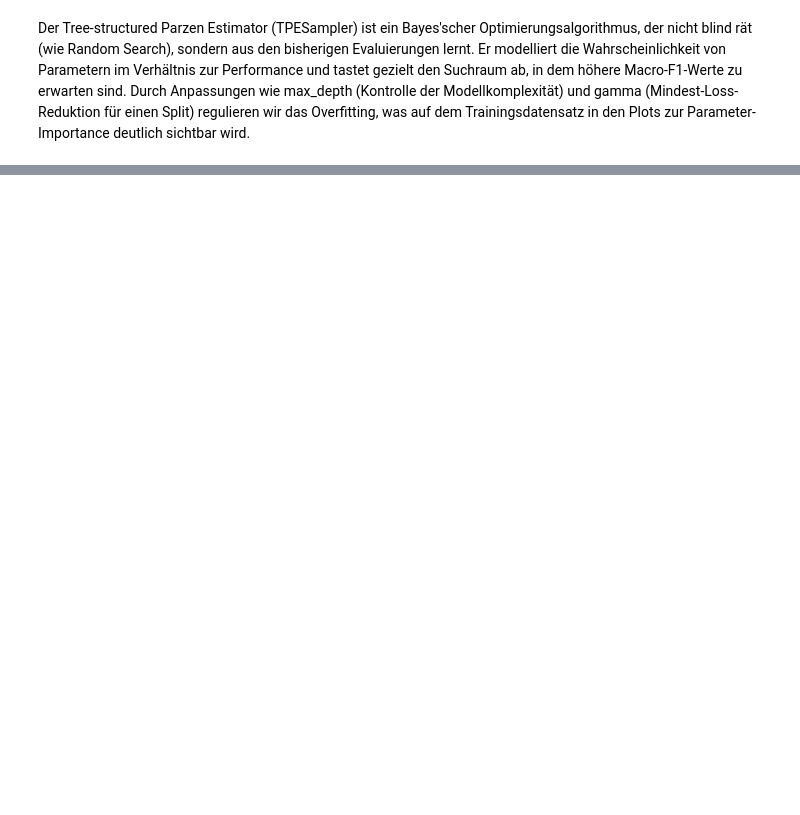
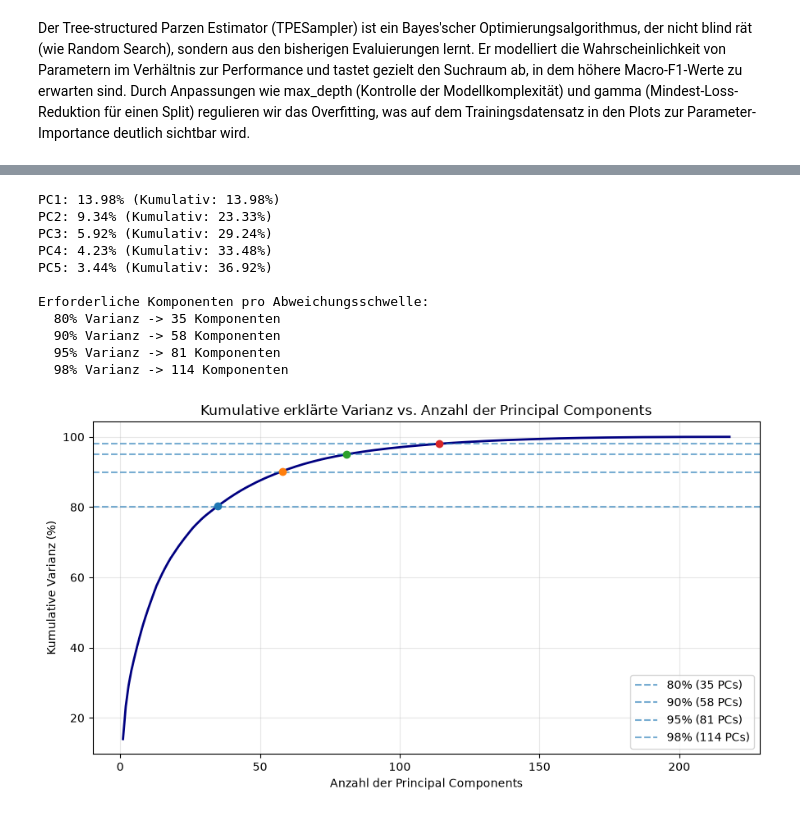
Before and after one commit to iriardelean/Lab1ML, a Jupyter notebook: lab1.ipynb, the cells around one changed output, grey strips where cells are left out. Saved outputs shown, nothing was run; the diff lists cells and outputs as text; code cells hidden in the pictures; blank space fills up the shorter version.

```diff
--- a/lab1.ipynb
+++ b/lab1.ipynb
@@ -407,0 +445,45 @@ Der Tree-structured Parzen Estimator (TPESampler) ist ein Bayes'scher Optimierun
+# %%
+from sklearn.decomposition import PCA
+
+pca_full = PCA(random_state=42)
+X_pca_full = pca_full.fit_transform(X_scaled_df)
+
+exp_var = pca_full.explained_variance_ratio_
+cum_var = np.cumsum(exp_var)
+
+for i in range(5):
+    print(f"PC{i+1}: {exp_var[i]*100:.2f}% (Kumulativ: {cum_var[i]*100:.2f}%)")
+
+thresholds = [0.80, 0.90, 0.95, 0.98]
+n_comp_dict = {t: int(np.argmax(cum_var >= t) + 1) for t in thresholds}
+
+print("\nErforderliche Komponenten pro Abweichungsschwelle:")
+for t, n in n_comp_dict.items():
+    print(f"  {int(t*100)}% Varianz -> {n} Komponenten")
+
+plt.figure(figsize=(9, 5))
+plt.plot(range(1, len(cum_var) + 1), cum_var * 100, color="navy", lw=2)
+for t, n in n_comp_dict.items():
+    plt.axhline(t * 100, linestyle="--", alpha=0.6, label=f"{int(t*100)}% ({n} PCs)")
+    plt.scatter([n], [cum_var[n - 1] * 100], zorder=5)
+
+plt.title("Kumulative erklärte Varianz vs. Anzahl der Principal Components")
+plt.xlabel("Anzahl der Principal Components")
+plt.ylabel("Kumulative Varianz (%)")
+plt.legend(loc="lower right")
+plt.grid(alpha=0.3)
+plt.tight_layout()
+plt.show()
+# %% [output]
+PC1: 13.98% (Kumulativ: 13.98%)
+PC2: 9.34% (Kumulativ: 23.33%)
+PC3: 5.92% (Kumulativ: 29.24%)
+PC4: 4.23% (Kumulativ: 33.48%)
+PC5: 3.44% (Kumulativ: 36.92%)
+
+Erforderliche Komponenten pro Abweichungsschwelle:
+  80% Varianz -> 35 Komponenten
+  90% Varianz -> 58 Komponenten
+  95% Varianz -> 81 Komponenten
+  98% Varianz -> 114 Komponenten
+[figure, added]
```
Also changed, not shown: parts of 34 cells of this notebook, 2 other files.
